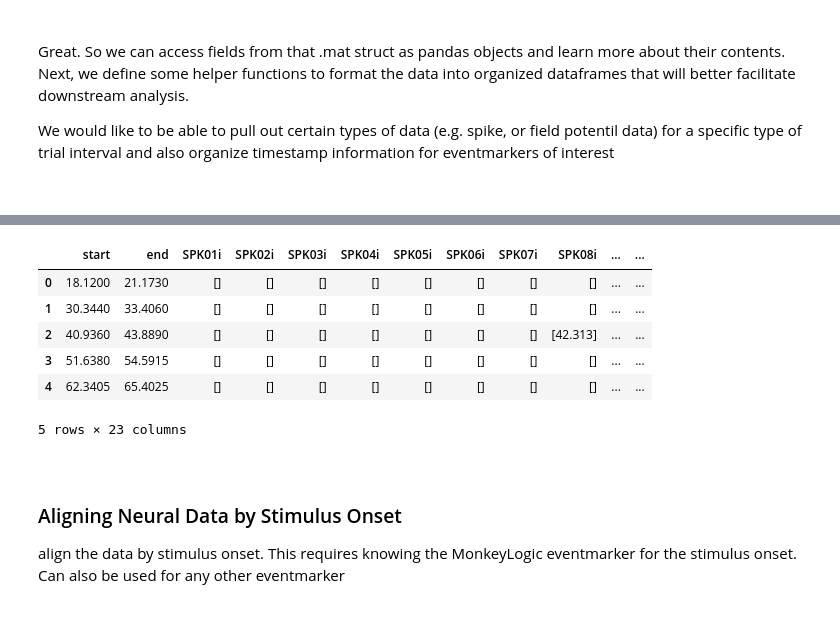
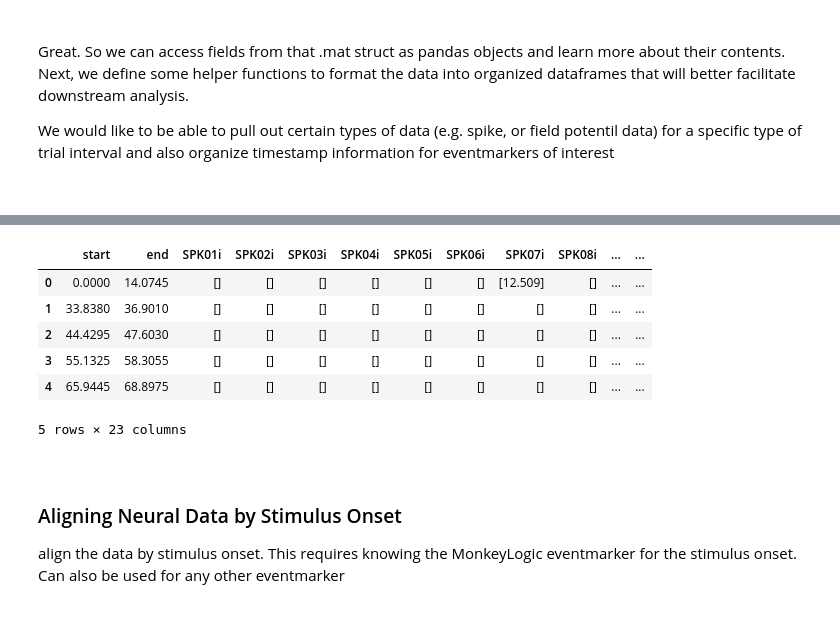
Before and after one commit to SmilodonCub/linArray, a Jupyter notebook: linArray_notebook.ipynb, the cells around one changed output, grey strips where cells are left out. Saved outputs shown, nothing was run; the diff lists cells and outputs as text; code cells hidden in the pictures.

Commit message:
delayed saccade 180

```diff
--- a/linArray_notebook.ipynb
+++ b/linArray_notebook.ipynb
@@ -25,9 +25,9 @@ import math
 #linArrayMat = loadmat( linArrayPath )
 # %%
 #load .mat into python environment @ new machine
-linArrayPath = "/home/bonzilla/Documents/ScienceLife/linArray/linArray_data/T35_083018_t2_spikingDAT.mat"
+#linArrayPath = "/home/bonzilla/Documents/ScienceLife/linArray/linArray_data/T35_083018_t2_spikingDAT.mat"
 #linArrayPath = "/home/bonzilla/Documents/ScienceLife/linArray/linArray_data/T35_083018_t3_spikingDAT.mat"
-#linArrayPath = "/home/bonzilla/Documents/ScienceLife/linArray/linArray_data/T35_083018_t1_spikingDAT.mat"
+linArrayPath = "/home/bonzilla/Documents/ScienceLife/linArray/linArray_data/T35_083018_t1_spikingDAT.mat"
 linArrayMat = loadmat( linArrayPath )
 # %%
 print( type( linArrayMat ) )
@@ -321,4 +295,4 @@ Peanut_delayedSaccadeTask_2016_6_8_1_1_dSacctrials.shape
 # %%
-Peanut_delayedSaccadeTask_2016_6_8_1_1_dSacctrials = getMultiChannelTrialData( linArrayMat, 'SPK', 'delayedSaccIntervals', timeint = [0., 90.] )
+Peanut_delayedSaccadeTask_2016_6_8_1_1_dSacctrials = getMultiChannelTrialData( linArrayMat, 'SPK', 'delayedSaccIntervals', timeint = [100., 180.] )
 Peanut_delayedSaccadeTask_2016_6_8_1_1_dSacctrials.shape
 # %% [output]
@@ -367,14 +309,16 @@ None
 # %%
 addStrobes = Peanut_delayedSaccadeTask_2016_6_8_1_1_dSacctrials.copy()
-addEventMarker( linArrayMat, addStrobes, [ 30, 40, 555, 666, 100 ], 'delayedSaccIntervals' )
+addEventMarker( linArrayMat, addStrobes, [ 30, 40, 555, 666, 100 ], 'delayedSacc180RFInt' )
+#addEventMarker( linArrayMat, addStrobes, [ 30, 40, 555, 666, 100 ], 'delayedSaccIntervals' )
+
 addStrobes.head()
 # %% [output]
 |  | start | end | SPK01i | SPK02i | SPK03i | SPK04i | SPK05i | SPK06i | SPK07i | SPK08i | ... | ... |
-| 0 | 18.1200 | 21.1730 | [] | [] | [] | [] | [] | [] | [] | [] | ... | ... |
-| 1 | 30.3440 | 33.4060 | [] | [] | [] | [] | [] | [] | [] | [] | ... | ... |
-| 2 | 40.9360 | 43.8890 | [] | [] | [] | [] | [] | [] | [] | [42.313] | ... | ... |
-| 3 | 51.6380 | 54.5915 | [] | [] | [] | [] | [] | [] | [] | [] | ... | ... |
-| 4 | 62.3405 | 65.4025 | [] | [] | [] | [] | [] | [] | [] | [] | ... | ... |
+| 0 | 0.0000 | 14.0745 | [] | [] | [] | [] | [] | [] | [12.509] | [] | ... | ... |
+| 1 | 33.8380 | 36.9010 | [] | [] | [] | [] | [] | [] | [] | [] | ... | ... |
+| 2 | 44.4295 | 47.6030 | [] | [] | [] | [] | [] | [] | [] | [] | ... | ... |
+| 3 | 55.1325 | 58.3055 | [] | [] | [] | [] | [] | [] | [] | [] | ... | ... |
+| 4 | 65.9445 | 68.8975 | [] | [] | [] | [] | [] | [] | [] | [] | ... | ... |
 5 rows × 23 columns
 # %% [markdown]
 <br>
```
Also changed, not shown: parts of 44 cells of this notebook, 2 other files.
